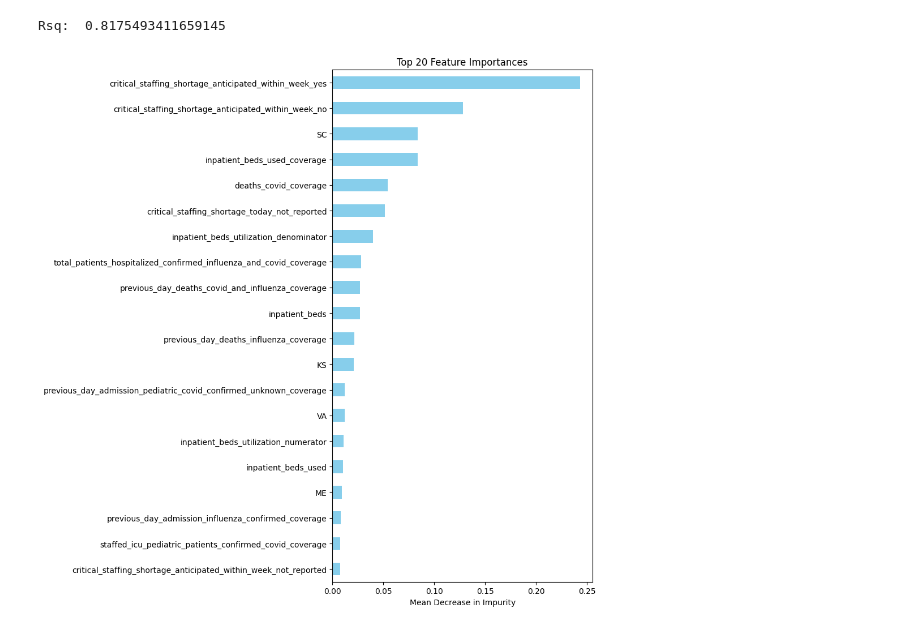
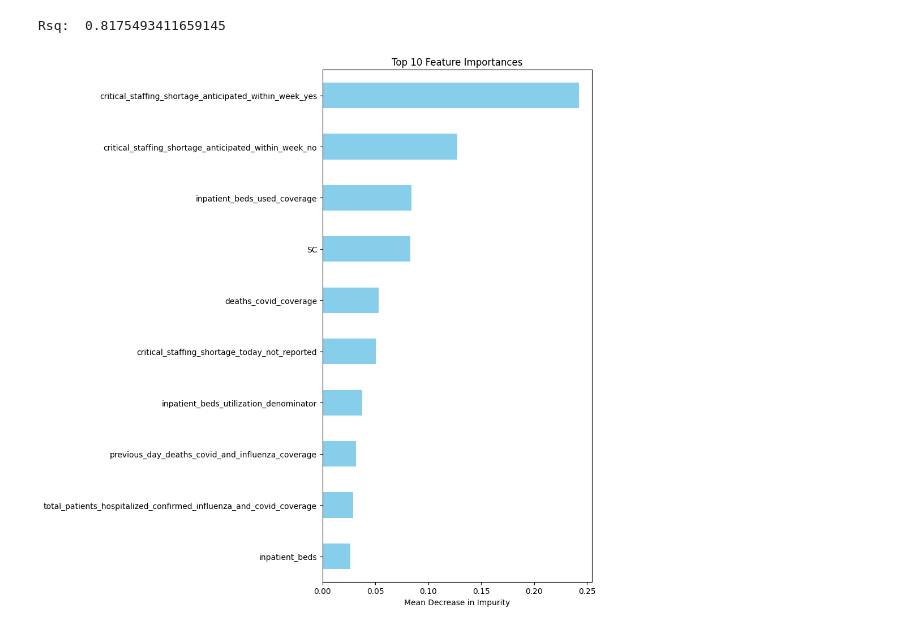
Before and after one commit to hasitanalluri/mlgroupproject, a Jupyter notebook: ML_Final_Project_Results.ipynb, the cells around one changed output. Cells and saved outputs as stored; diff of their text form; code cells hidden in the pictures.

```diff
--- a/ML_Final_Project_Results.ipynb
+++ b/ML_Final_Project_Results.ipynb
@@ -181,16 +189,16 @@ Rsq:  0.8175493411659145
 # %%
 # Get feature importances
 feature_importances = pd.Series(rf.feature_importances_, index=X_train.columns)
 
 # Select top 10 features
-top_10_features = feature_importances.sort_values(ascending=False).head(20)
+top_10_features = feature_importances.sort_values(ascending=False).head(10)
 
 # Plot
 plt.figure(figsize=(10, 10))
 top_10_features.sort_values().plot(kind='barh', color='skyblue')
-plt.title('Top 20 Feature Importances')
+plt.title('Top 10 Feature Importances')
 plt.xlabel('Mean Decrease in Impurity')
 plt.tight_layout()
 plt.show()
 # %% [output]
-[figure, old version]
+[figure, new version]
```
Also changed, not shown: parts of 12 cells of this notebook.
